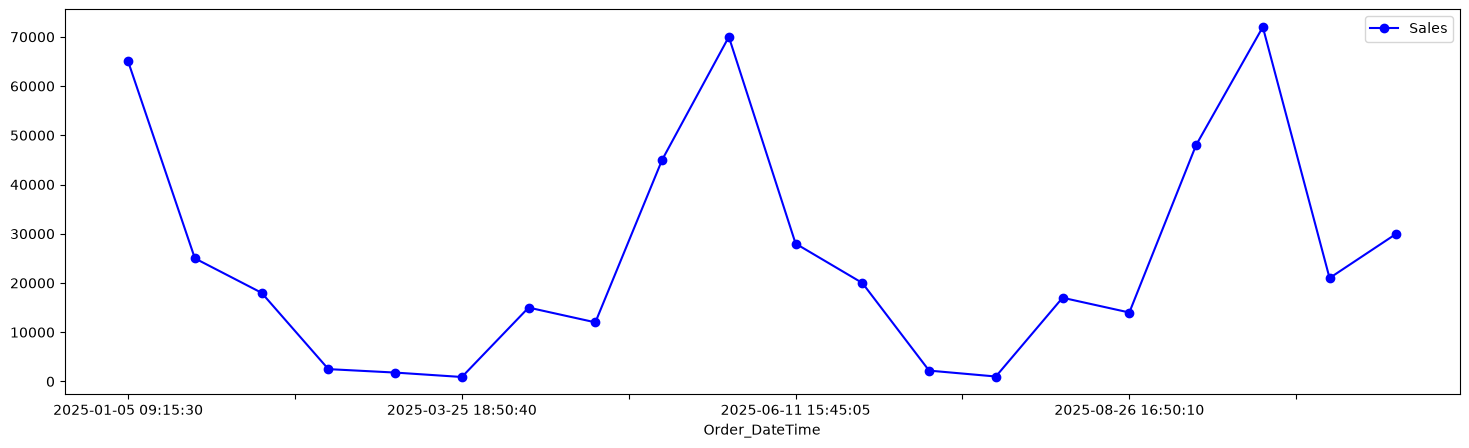
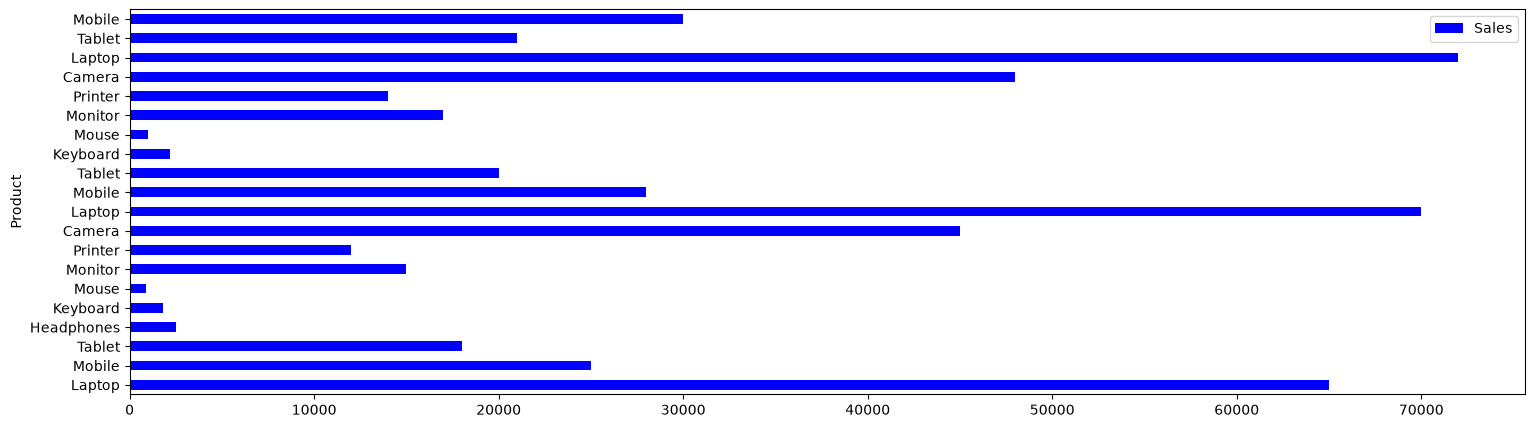
The change to this notebook cell's code, shown as a diff; its figure went from the first image to the second:
--- before
+++ after
@@ -41,6 +41,6 @@
 # plt.show()
 
-df.plot(x='Order_DateTime', y='Sales', kind='line',figsize=(18,5), color = 'blue', marker='o')
-df.plot(x='Order_DateTime', y='Sales', kind='barh',figsize=(18,5), color = 'blue')
-df.plot(x='Order_DateTime', y='Sales', kind='pie',figsize=(18,5), color = 'blue')
-df.plot(x='Order_DateTime', y='Sales', kind='scatter',figsize=(18,5), color = 'blue', marker='o')
+df.plot(x='Product', y='Sales', kind='barh',figsize=(18,5), color = 'blue')
+df.plot(x='Product', y='Sales', kind='pie',figsize=(18,5), color = 'blue')
+df.plot(x='Product', y='Sales', kind='scatter',figsize=(18,5), color = 'blue', marker='o')
+df.plot(x='Product', y='Sales', kind='line',figsize=(18,5), color = 'blue', marker='o')

Commit: Added graph